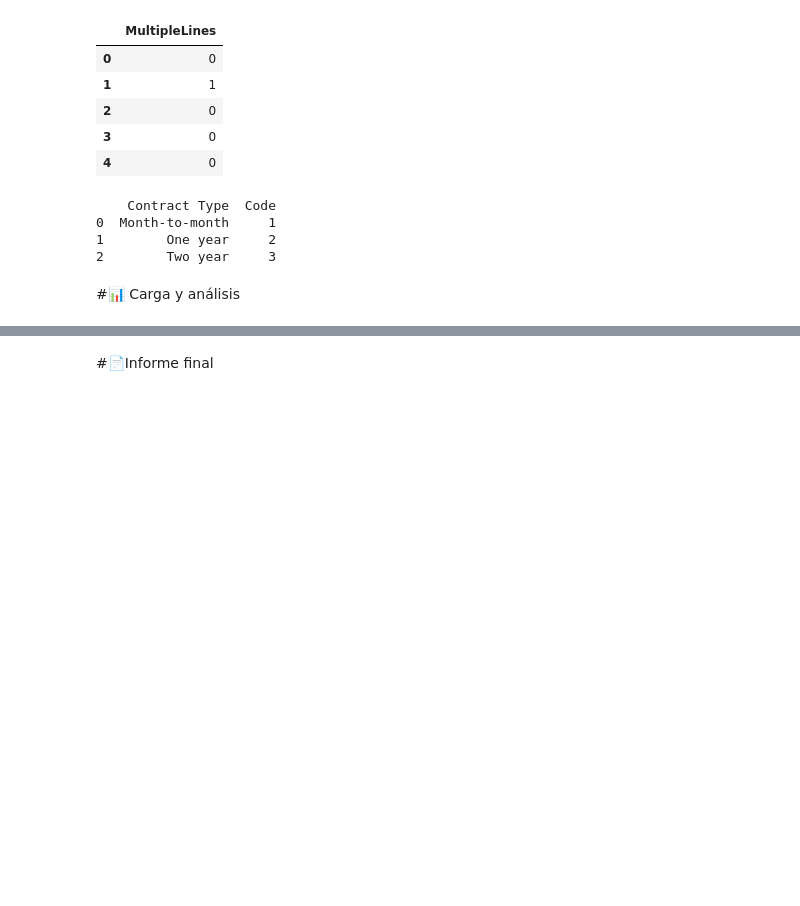
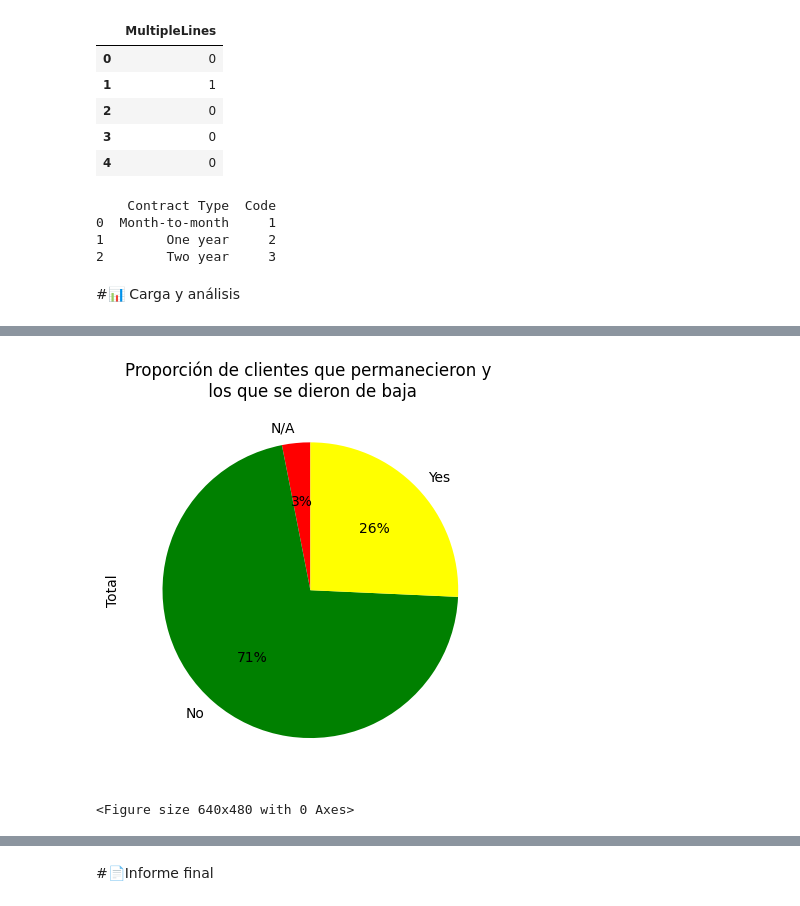
Before and after one commit to LexMtz/challegue-telecom-x, a Jupyter notebook: TelecomX_LATAM .ipynb, the cells around one changed output, grey strips where cells are left out. Drawn from its saved outputs; the diff is of its cells as text; code cells hidden in the pictures; blank space fills up the shorter version.

Commit message:
Carga y Analisis

```diff
--- a/TelecomX_LATAM .ipynb
+++ b/TelecomX_LATAM .ipynb
@@ -177,5 +175,12 @@ print(df_contract)
 0  Month-to-month     1
 1        One year     2
 2        Two year     3
+# %%
+
+df_telecom['Churn'] = df_telecom['Churn'].apply(lambda x: x if x == 'Yes' or x =='No' else 'N/A')
 # %% [markdown]
 #📊 Carga y análisis
+# %%
+df_telecom_analisis =df_telecom.groupby('Churn').size().reset_index(name='Total')
+df_telecom_analisis = df_telecom_analisis.set_index('Churn')
+df_telecom_analisis
@@ -181,0 +193,10 @@ print(df_contract)
+# %%
+
+df_telecom_analisis['Total'].plot(kind='pie', autopct='%1.f%%', startangle=90, colors=['red', 'green','yellow'])
+plt.title('Proporción de clientes que permanecieron y \n los que se dieron de baja')
+plt.show()
+
+plt.savefig('grafico_churn.png', dpi=300, bbox_inches='tight')
+# %% [output]
+[figure, added]
+<Figure size 640x480 with 0 Axes>
```
Also changed, not shown: parts of 7 cells of this notebook.
